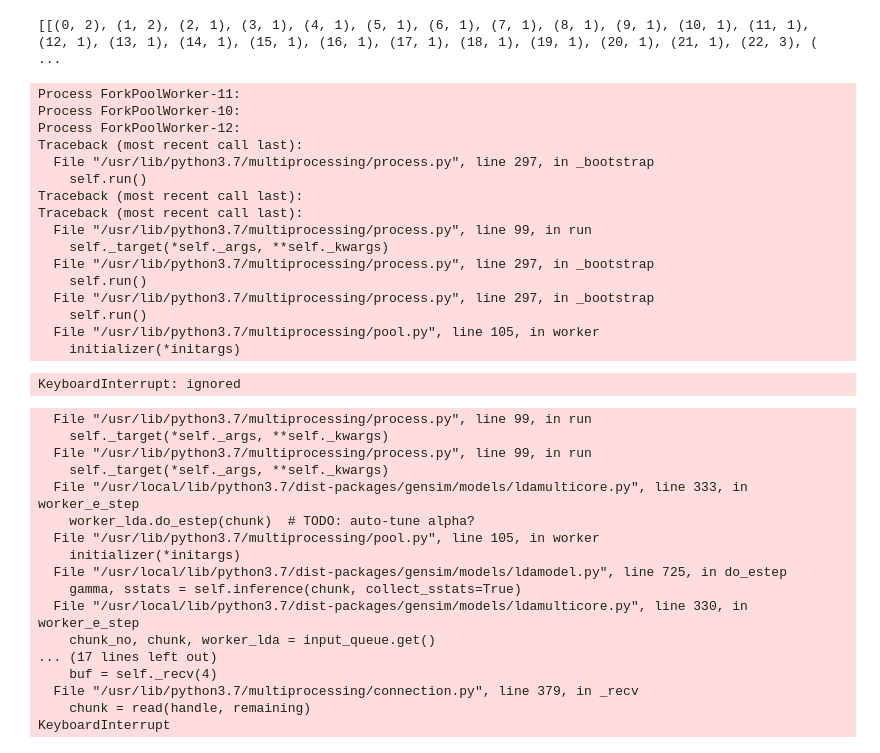
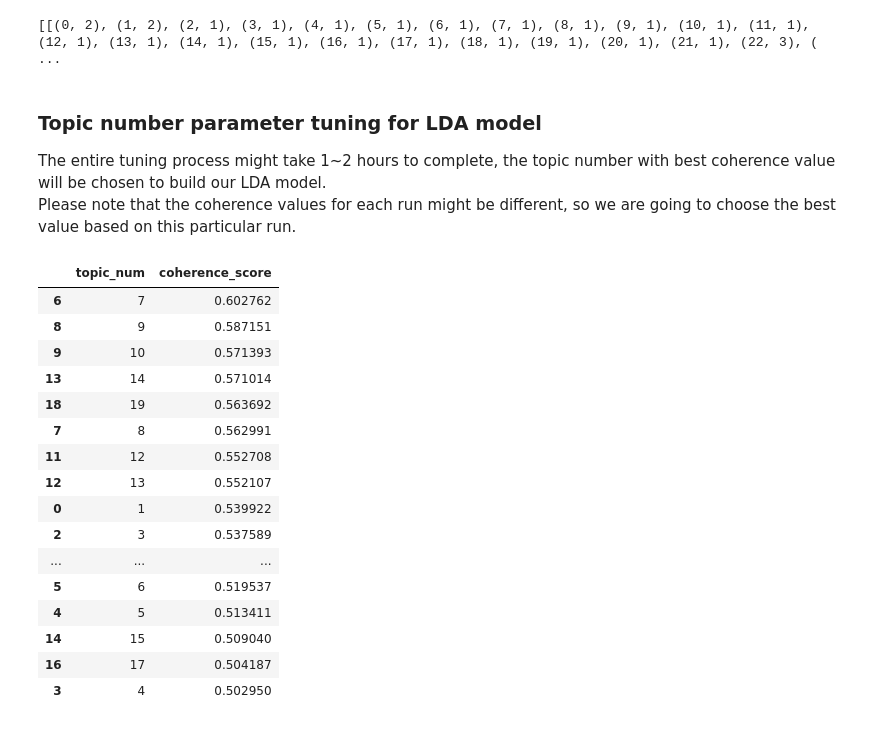
Before and after one commit to DATA-606-SPRING-2022/Jin_DATA606, a Jupyter notebook: ipynb/DATA606_Part2_ContentBasedFiltering.ipynb, the cells around one changed output. Saved outputs shown, nothing was run; the diff lists cells and outputs as text; code cells hidden in the pictures.

```diff
--- a/ipynb/DATA606_Part2_ContentBasedFiltering.ipynb
+++ b/ipynb/DATA606_Part2_ContentBasedFiltering.ipynb
@@ -384,4 +384,9 @@ corpus = [id2word.doc2bow(text) for text in texts]
 print(corpus[:1])
 # %% [output]
 [[(0, 2), (1, 2), (2, 1), (3, 1), (4, 1), (5, 1), (6, 1), (7, 1), (8, 1), (9, 1), (10, 1), (11, 1), (12, 1), (13, 1), (14, 1), (15, 1), (16, 1), (17, 1), (18, 1), (19, 1), (20, 1), (21, 1), (22, 3), ( ...
+# %% [markdown]
+<h3>Topic number parameter tuning for LDA model</h3>
+The entire tuning process might take 1~2 hours to complete, the topic number with best coherence value will be chosen to build our LDA model.
+
+Please note that the coherence values for each run might be different, so we are going to choose the best value based on this particular run.
 # %%
@@ -402,49 +406,32 @@ def compute_coherence_values(corpus, dictionary, k):
 # %%
 # Iterate over possible number of topics.
 topic_nums = [1,2,3,4,5,6,7,8,9,10,11,12,13,14,15,16,17,18,19,20]
 coherence_scores = []
 
 for k in topic_nums:
     coherence_score = compute_coherence_values(corpus=corpus, dictionary=id2word, k=k)
     coherence_scores.append(coherence_score)
 
 coherence_df = pd.DataFrame()
 coherence_df["topic_num"] = topic_nums
 coherence_df['coherence_score'] = coherence_scores
-coherence_df
+coherence_df.sort_values('coherence_score', ascending=False)
 # %% [output]
-Process ForkPoolWorker-11:
-Process ForkPoolWorker-10:
-Process ForkPoolWorker-12:
-Traceback (most recent call last):
-  File "/usr/lib/python3.7/multiprocessing/process.py", line 297, in _bootstrap
-    self.run()
-Traceback (most recent call last):
-Traceback (most recent call last):
-  File "/usr/lib/python3.7/multiprocessing/process.py", line 99, in run
-    self._target(*self._args, **self._kwargs)
-  File "/usr/lib/python3.7/multiprocessing/process.py", line 297, in _bootstrap
-    self.run()
-  File "/usr/lib/python3.7/multiprocessing/process.py", line 297, in _bootstrap
-    self.run()
-  File "/usr/lib/python3.7/multiprocessing/pool.py", line 105, in worker
-    initializer(*initargs)
-KeyboardInterrupt: ignored
-  File "/usr/lib/python3.7/multiprocessing/process.py", line 99, in run
-    self._target(*self._args, **self._kwargs)
-  File "/usr/lib/python3.7/multiprocessing/process.py", line 99, in run
-    self._target(*self._args, **self._kwargs)
-  File "/usr/local/lib/python3.7/dist-packages/gensim/models/ldamulticore.py", line 333, in worker_e_step
-    worker_lda.do_estep(chunk)  # TODO: auto-tune alpha?
-  File "/usr/lib/python3.7/multiprocessing/pool.py", line 105, in worker
-    initializer(*initargs)
-  File "/usr/local/lib/python3.7/dist-packages/gensim/models/ldamodel.py", line 725, in do_estep
-    gamma, sstats = self.inference(chunk, collect_sstats=True)
-  File "/usr/local/lib/python3.7/dist-packages/gensim/models/ldamulticore.py", line 330, in worker_e_step
-    chunk_no, chunk, worker_lda = input_queue.get()
-... (17 lines left out)
-    buf = self._recv(4)
-  File "/usr/lib/python3.7/multiprocessing/connection.py", line 379, in _recv
-    chunk = read(handle, remaining)
-KeyboardInterrupt
+|  | topic_num | coherence_score |
+| 6 | 7 | 0.602762 |
+| 8 | 9 | 0.587151 |
+| 9 | 10 | 0.571393 |
+| 13 | 14 | 0.571014 |
+| 18 | 19 | 0.563692 |
+| 7 | 8 | 0.562991 |
+| 11 | 12 | 0.552708 |
+| 12 | 13 | 0.552107 |
+| 0 | 1 | 0.539922 |
+| 2 | 3 | 0.537589 |
+| ... | ... | ... |
+| 5 | 6 | 0.519537 |
+| 4 | 5 | 0.513411 |
+| 14 | 15 | 0.509040 |
+| 16 | 17 | 0.504187 |
+| 3 | 4 | 0.502950 |
 # %%
```
Also changed, not shown: parts of 14 cells of this notebook.
